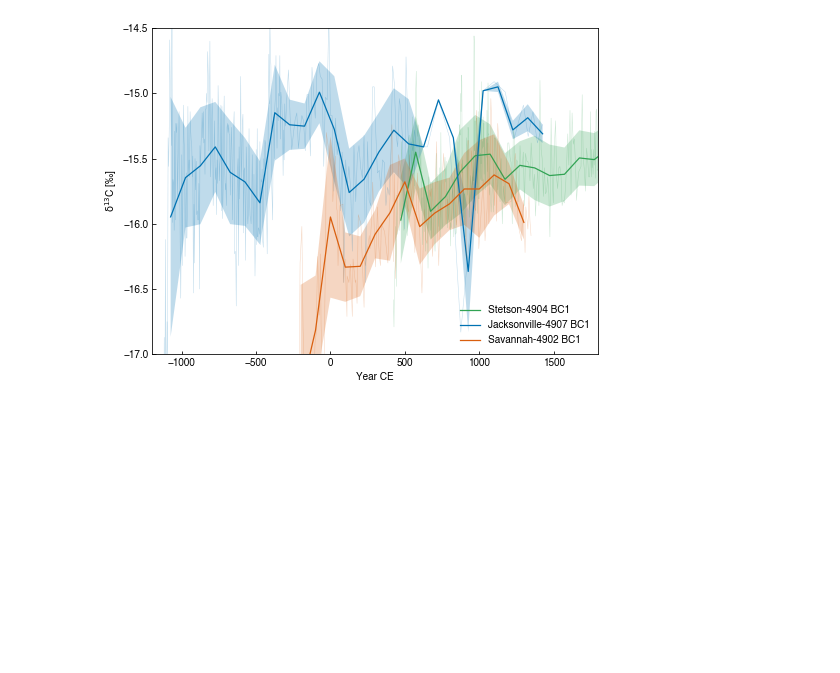
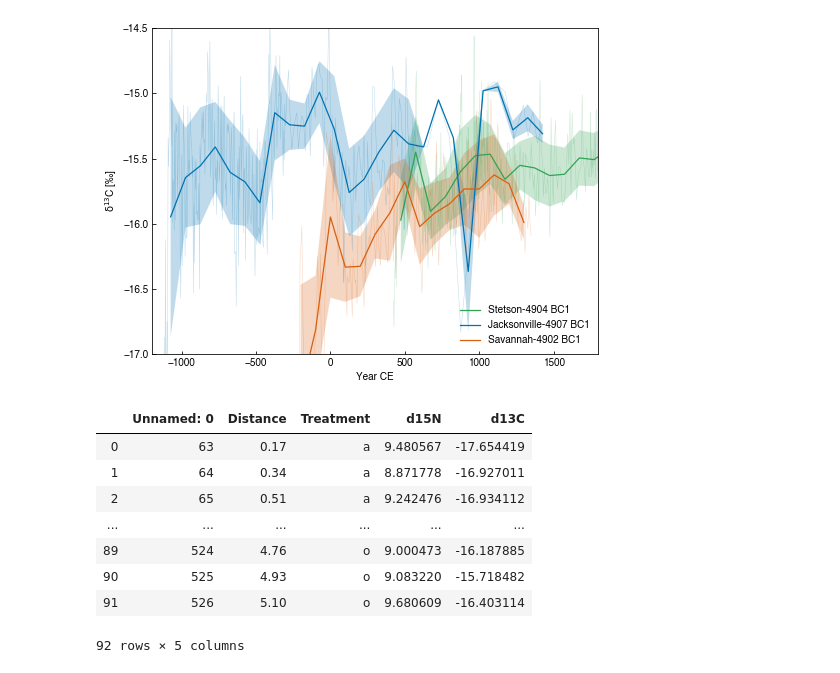
Before and after one commit to johntamu/seus-python, a Jupyter notebook: Coral Isotope Timeseries-Chapter 2.ipynb, the cells around one changed output. Cells and saved outputs as stored; diff of their text form; code cells hidden in the pictures; blank space fills up the shorter version.

```diff
--- a/Coral Isotope Timeseries-Chapter 2.ipynb
+++ b/Coral Isotope Timeseries-Chapter 2.ipynb
@@ -878,3 +951,16 @@ plt.legend(frameon=False, loc=0, prop = font)
 plt.savefig('fig_bulk_c_grouped_binned.png', dpi = 300, bbox_inches='tight')
 # %% [output]
 [figure]
+# %%
+df_bam = pd.read_csv('~/Documents/GitHub/data/schiff_jack4907 bam1 by treatment.csv', comment = '#')
+df_bam
+# %% [output]
+|  | Unnamed: 0 | Distance | Treatment | d15N | d13C |
+| 0 | 63 | 0.17 | a | 9.480567 | -17.654419 |
+| 1 | 64 | 0.34 | a | 8.871778 | -16.927011 |
+| 2 | 65 | 0.51 | a | 9.242476 | -16.934112 |
+| ... | ... | ... | ... | ... | ... |
+| 89 | 524 | 4.76 | o | 9.000473 | -16.187885 |
+| 90 | 525 | 4.93 | o | 9.083220 | -15.718482 |
+| 91 | 526 | 5.10 | o | 9.680609 | -16.403114 |
+92 rows × 5 columns
```
Also changed, not shown: parts of 9 cells of this notebook, 1 other file.
